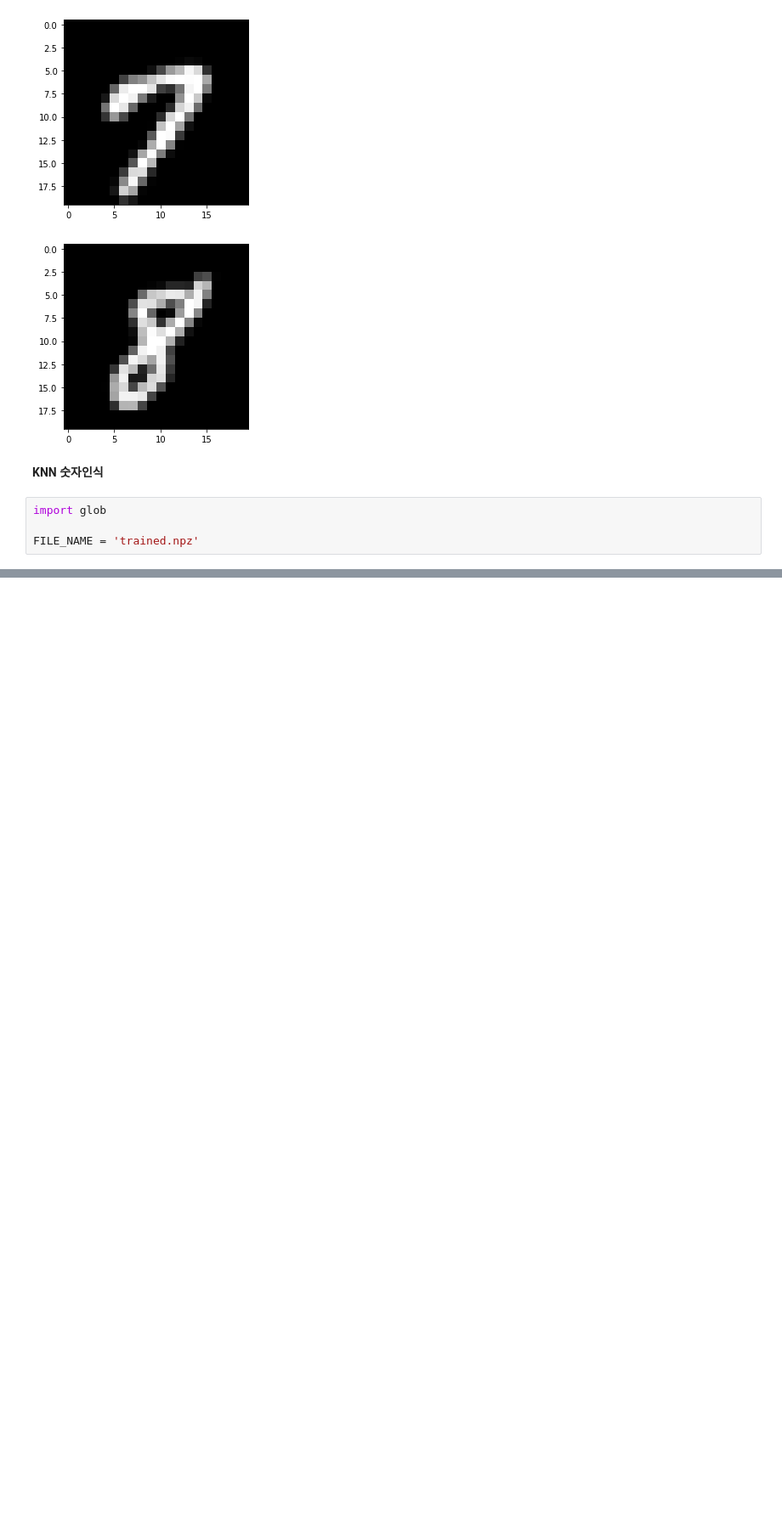
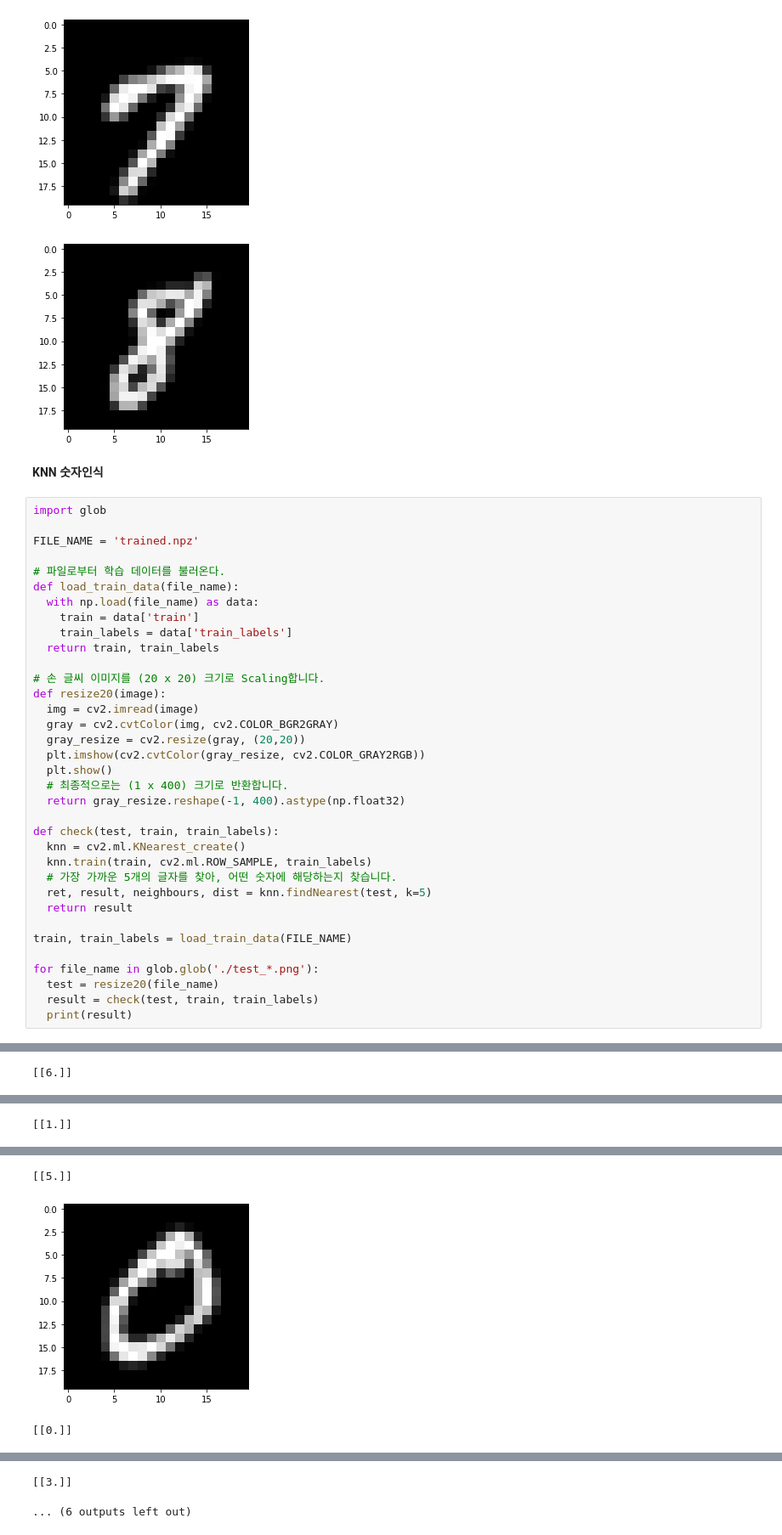
Before and after one commit to simonryu/Python-Data_Analysis-and-Image-Processing-Tutorial, a Jupyter notebook: 17. KNN 숫자 인식 예제.ipynb, the cells around one changed output, grey strips where cells are left out. Shown: that part at 85% size. Cells and saved outputs as stored; diff of their text form; blank space fills up the shorter version.

```diff
--- a/17. KNN 숫자 인식 예제.ipynb
+++ b/17. KNN 숫자 인식 예제.ipynb
@@ -100,7 +100,39 @@ plt.show()
 [figure]
 # %% [markdown]
 **KNN 숫자인식**
-# %%
-import glob
-
-FILE_NAME = 'trained.npz'
+# %%
+import glob
+
+FILE_NAME = 'trained.npz'
+
+# 파일로부터 학습 데이터를 불러온다.
+def load_train_data(file_name):
+  with np.load(file_name) as data:
+    train = data['train']
+    train_labels = data['train_labels']
+  return train, train_labels
+
+# 손 글씨 이미지를 (20 x 20) 크기로 Scaling합니다.
+def resize20(image):
+  img = cv2.imread(image)
+  gray = cv2.cvtColor(img, cv2.COLOR_BGR2GRAY)
+  gray_resize = cv2.resize(gray, (20,20))
+  plt.imshow(cv2.cvtColor(gray_resize, cv2.COLOR_GRAY2RGB))
+  plt.show()
+  # 최종적으로는 (1 x 400) 크기로 반환합니다.
+  return gray_resize.reshape(-1, 400).astype(np.float32)
+
+def check(test, train, train_labels):
+  knn = cv2.ml.KNearest_create()
+  knn.train(train, cv2.ml.ROW_SAMPLE, train_labels)
+  # 가장 가까운 5개의 글자를 찾아, 어떤 숫자에 해당하는지 찾습니다.
+  ret, result, neighbours, dist = knn.findNearest(test, k=5)
+  return result
+
+train, train_labels = load_train_data(FILE_NAME)
+
+for file_name in glob.glob('./test_*.png'):
+  test = resize20(file_name)
+  result = check(test, train, train_labels)
+  print(result)
+# %% [output]
@@ -106,0 +142 @@ FILE_NAME = 'trained.npz'
+[[6.]]
@@ -106,0 +144 @@ FILE_NAME = 'trained.npz'
+[[1.]]
@@ -106,0 +146,3 @@ FILE_NAME = 'trained.npz'
+[[5.]]
+[figure, added]
+[[0.]]
@@ -106,0 +150,2 @@ FILE_NAME = 'trained.npz'
+[[3.]]
+... (6 outputs left out)
```
Also changed, not shown: parts of 1 cell of this notebook.
